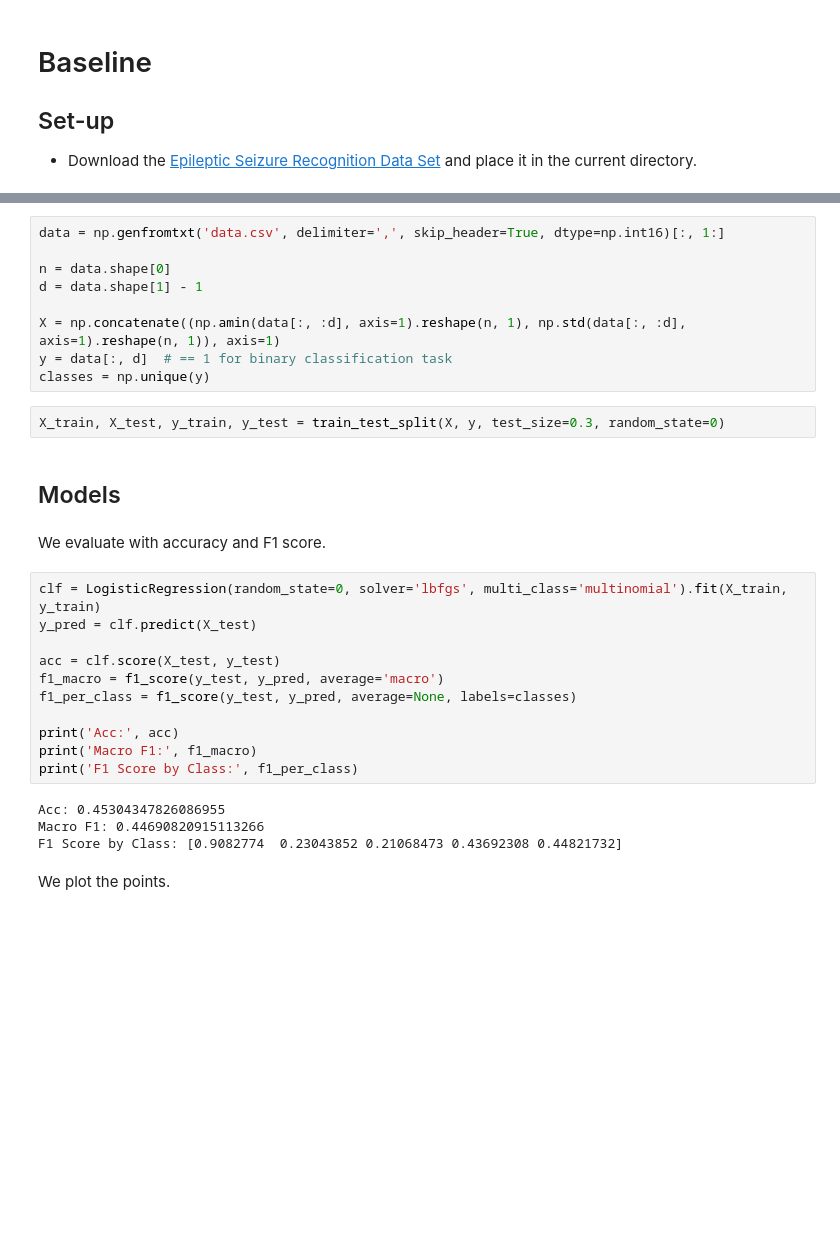
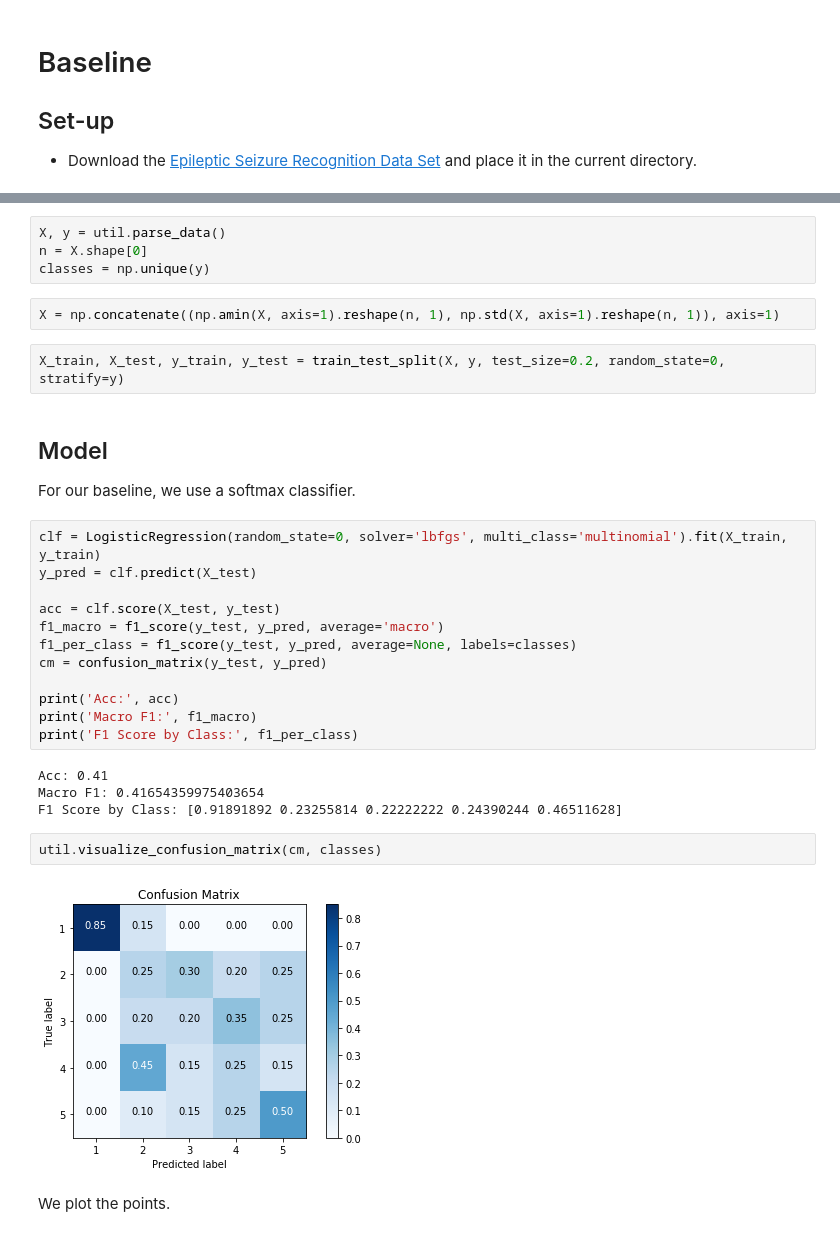
Before and after one commit to carolineh101/cs229-epilepsy, a Jupyter notebook: baseline.ipynb, the cells around one changed output, grey strips where cells are left out. Cells and saved outputs as stored; diff of their text form; blank space fills up the shorter version.

```diff
--- a/baseline.ipynb
+++ b/baseline.ipynb
@@ -16,18 +18,14 @@ We generate a dataset with the minimum and standard deviation of a given instanc
+# %%
+X, y = util.parse_data()
+n = X.shape[0]
+classes = np.unique(y)
 # %%
-data = np.genfromtxt('data.csv', delimiter=',', skip_header=True, dtype=np.int16)[:, 1:]
-
-n = data.shape[0]
-d = data.shape[1] - 1
-
-X = np.concatenate((np.amin(data[:, :d], axis=1).reshape(n, 1), np.std(data[:, :d], axis=1).reshape(n, 1)), axis=1)
-y = data[:, d]  # == 1 for binary classification task
-classes = np.unique(y)
+X = np.concatenate((np.amin(X, axis=1).reshape(n, 1), np.std(X, axis=1).reshape(n, 1)), axis=1)
 # %%
-X_train, X_test, y_train, y_test = train_test_split(X, y, test_size=0.3, random_state=0)
+X_train, X_test, y_train, y_test = train_test_split(X, y, test_size=0.2, random_state=0, stratify=y)
-# %% [markdown]
-## Models
-# %% [markdown]
-We evaluate with accuracy and F1 score.
+# %% [markdown]
+## Model
+For our baseline, we use a softmax classifier.
 # %%
 clf = LogisticRegression(random_state=0, solver='lbfgs', multi_class='multinomial').fit(X_train, y_train)
 y_pred = clf.predict(X_test)
@@ -35,14 +33,19 @@ y_pred = clf.predict(X_test)
 acc = clf.score(X_test, y_test)
 f1_macro = f1_score(y_test, y_pred, average='macro')
 f1_per_class = f1_score(y_test, y_pred, average=None, labels=classes)
+cm = confusion_matrix(y_test, y_pred)
 
 print('Acc:', acc)
 print('Macro F1:', f1_macro)
 print('F1 Score by Class:', f1_per_class)
 # %% [output]
-Acc: 0.45304347826086955
-Macro F1: 0.44690820915113266
-F1 Score by Class: [0.9082774  0.23043852 0.21068473 0.43692308 0.44821732]
+Acc: 0.41
+Macro F1: 0.41654359975403654
+F1 Score by Class: [0.91891892 0.23255814 0.22222222 0.24390244 0.46511628]
+# %%
+util.visualize_confusion_matrix(cm, classes)
+# %% [output]
+[figure, added]
 # %% [markdown]
 We plot the points.
 # %%
```
Also changed, not shown: parts of 3 cells of this notebook, 2 other files.
